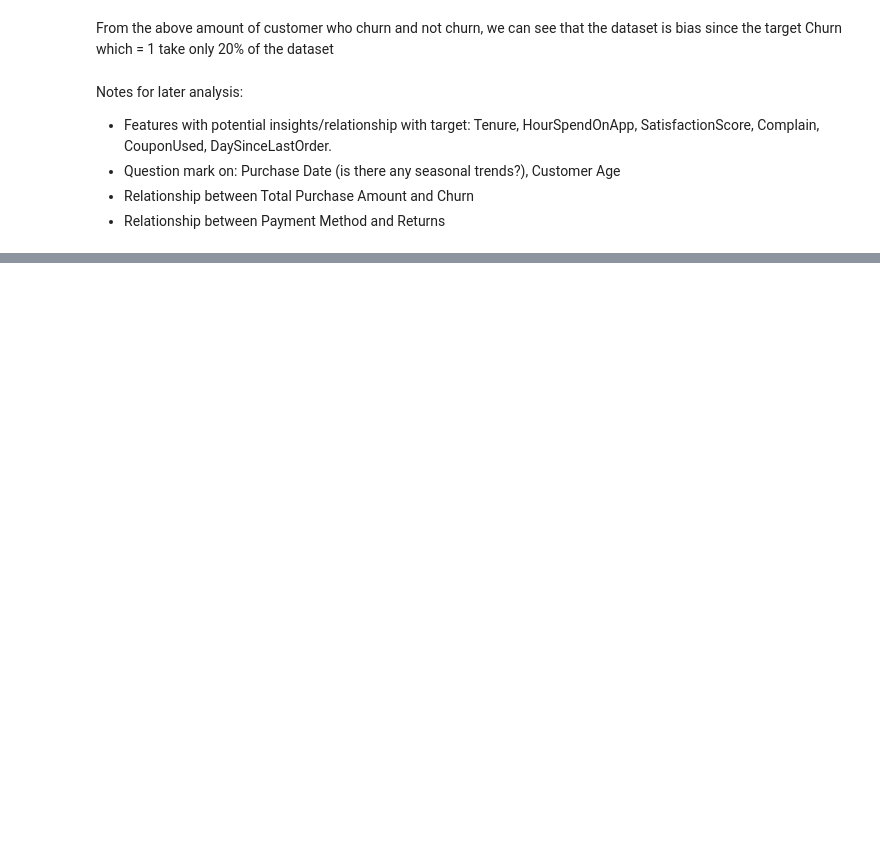
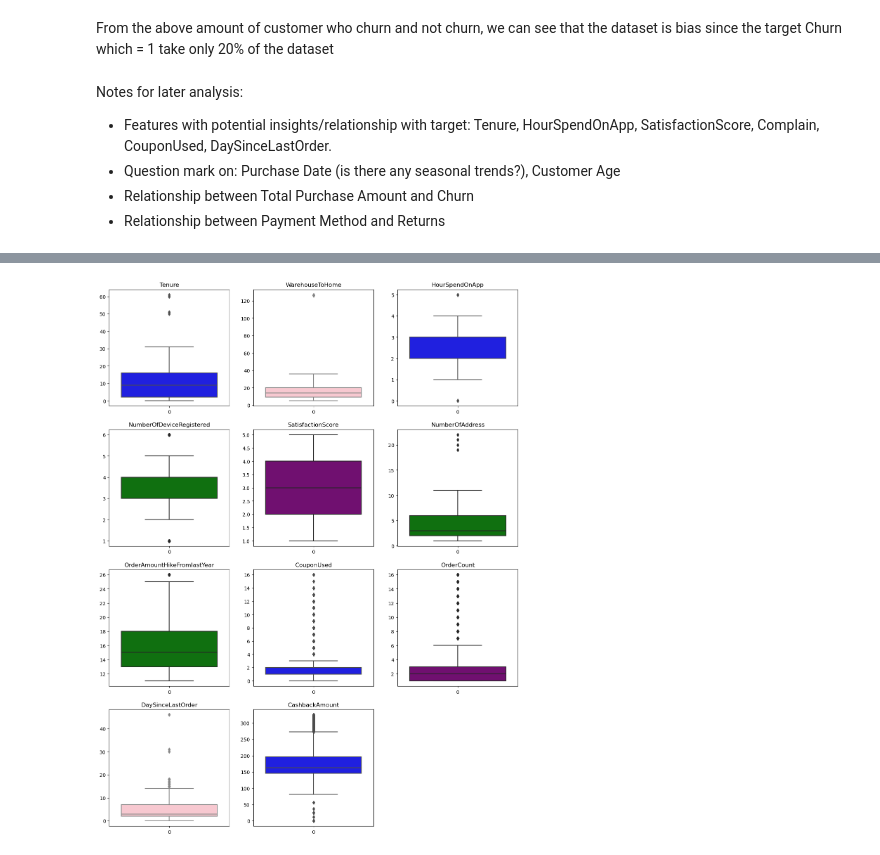
Before and after one commit to AgentMajin/Data-Analysis-Project, a Jupyter notebook: Analysis-Notebook.ipynb, the cells around one changed output, grey strips where cells are left out. Drawn from its saved outputs; the diff is of its cells as text; code cells hidden in the pictures; blank space fills up the shorter version.

```diff
--- a/Analysis-Notebook.ipynb
+++ b/Analysis-Notebook.ipynb
@@ -135,0 +103,7 @@ Notes for later analysis:
+# %%
+# Create a list of numerical columns
+numerical_feature = [col for col in df.columns if df[col].dtype != 'object']
+# Remove CustomerID, Churn, Complain, CityTier from the list cuz they're categorical but under number data type.
+remove = ['CustomerID','Churn','Complain', 'CityTier']
+numerical_feature = [i for i in numerical_feature if i not in remove]
+numerical_feature
@@ -135,0 +122,11 @@ Notes for later analysis:
+# %%
+import random
+plt.figure(figsize=(15,25))
+color_list = ['red','pink','blue','green','purple']
+for i, col in enumerate(numerical_feature):
+    color = random.choice(color_list)
+    plt.subplot(5,3,i+1)
+    sns.boxplot(df[col], color=color)
+    plt.title(col)
+# %% [output]
+[figure, added]
```
Also changed, not shown: parts of 27 cells of this notebook, 1 other file.
